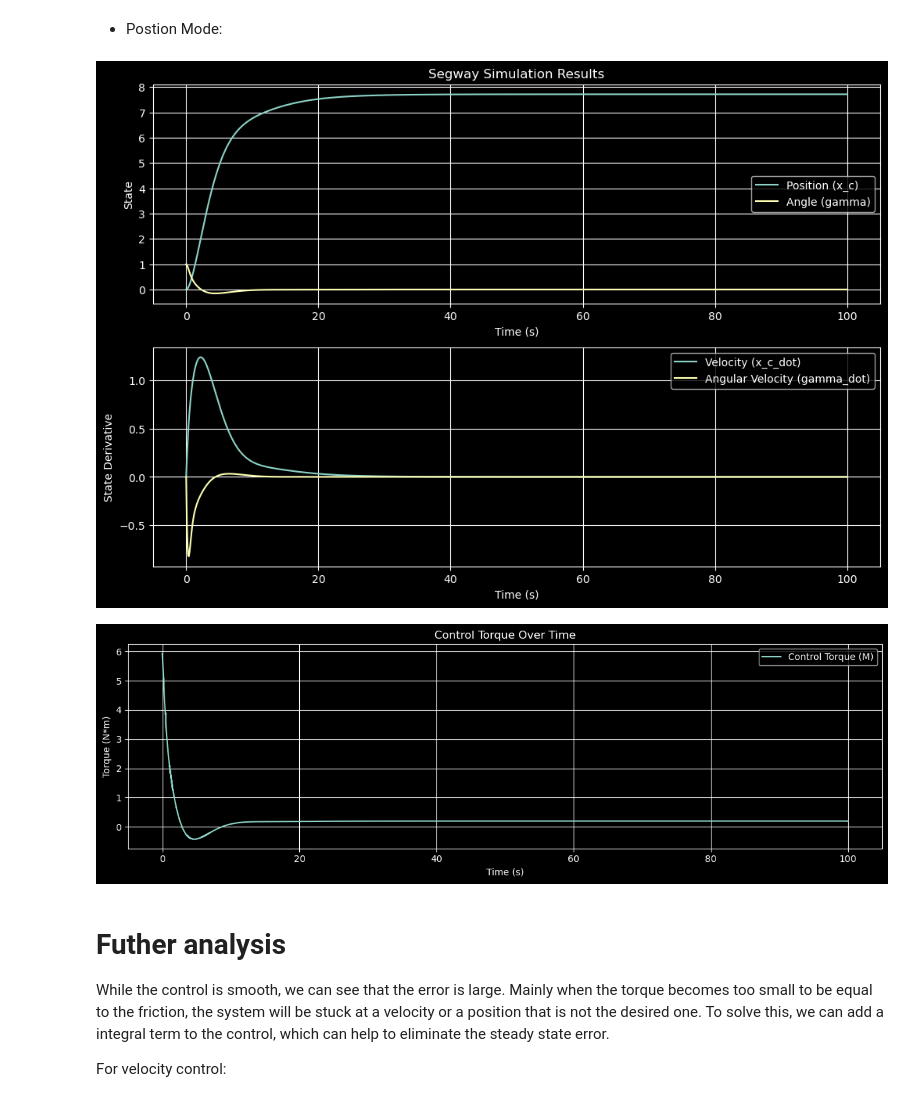
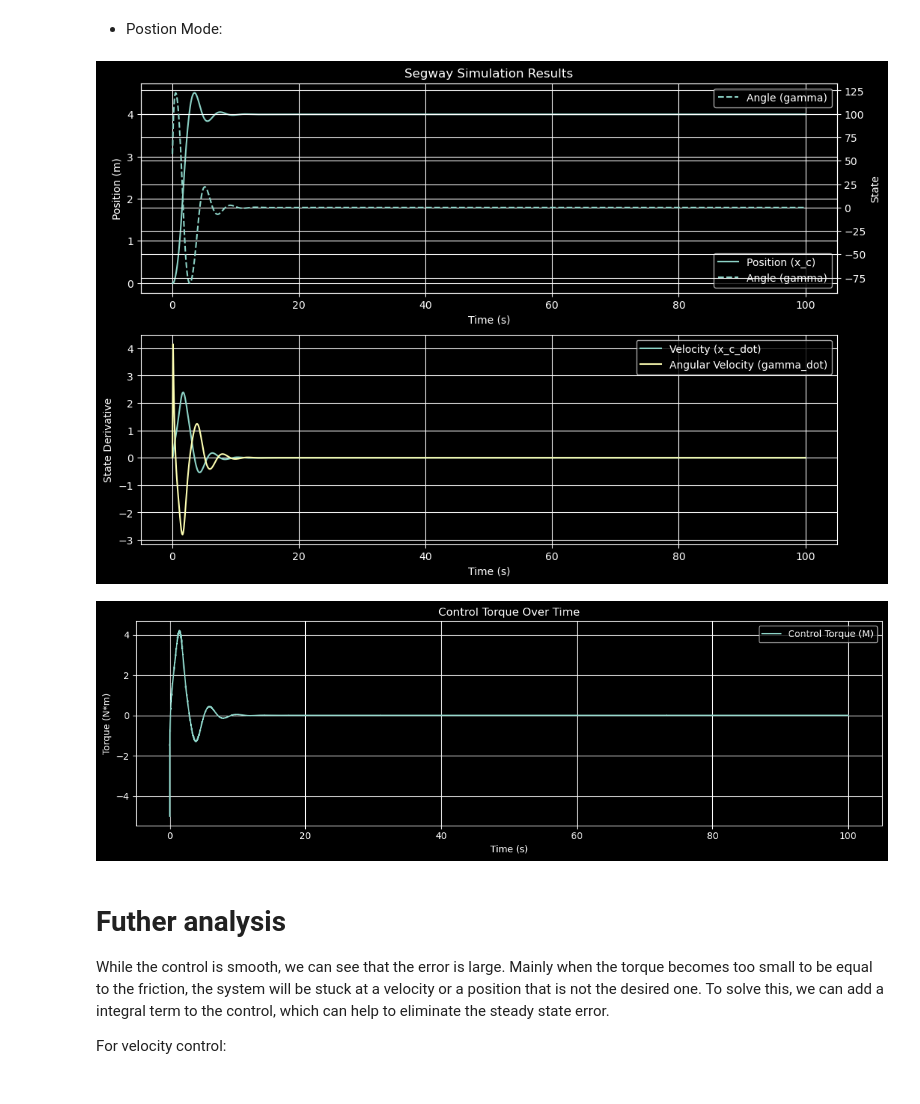
Before and after one commit to gaoshenghan1130/Matlab_Simu4Unicycle, a Jupyter notebook: Derivation/Segway/Segway_motorDamping.ipynb, the cells around one changed output. Cells and saved outputs as stored; diff of their text form; code cells hidden in the pictures.

```diff
--- a/Derivation/Segway/Segway_motorDamping.ipynb
+++ b/Derivation/Segway/Segway_motorDamping.ipynb
@@ -80,17 +80,18 @@ from Runner import run_simulation
 from Parameters import params
 from Config import CONTROL_MODE, MODEL_T
 
-params.K_gamma = 6.0
-params.K_dgamma = 1.0
-params.K_velocity = 0.5 # tuned larger in compansation of the friction damping
+params.B = 0.306
+params.B_0 = 0
+
 
 run_simulation(
     initial_state=[0.0, 0.0, 1, 0.0],
     time_span=(0, 100),
     control_mode=CONTROL_MODE.VELOCITY,
     desired_gamma=0.0,
-    desired_velocity=3.0,
+    desired_velocity=1.0,
     model_type=MODEL_T.NONLINEAR_DAMP,
     record_Torque=True,
+    export_CSV_flag=True,
 )
 # %% [output]
@@ -101,26 +102,24 @@ run_simulation(
 # %%
 from Runner import run_simulation
 from Parameters import params
 from Config import CONTROL_MODE, MODEL_T
 
-params.K_gamma = 6.0
-params.K_dgamma = 1.0
-params.K_velocity = 0.5 # tuned larger to get stable position control
-params.K_position = 0.035
+params.B = 0.306
 
 run_simulation(
     initial_state=[0.0, 0.0, 1, 0.0],
     time_span=(0, 100),
     control_mode=CONTROL_MODE.POSITION,
     desired_gamma=0.0,
     desired_velocity=0.0,
-    desired_position=2.0,
+    desired_position=4.0,
     model_type=MODEL_T.NONLINEAR_DAMP,
     record_Torque=True,
+    export_CSV_flag=True,
 )
 # %% [output]
-[figure, old version]
+[figure, new version]
-[figure, old version]
+[figure, new version]
 # %% [markdown]
 # Futher analysis
 
```
Also changed, not shown: parts of 4 cells of this notebook, 10 other files.
